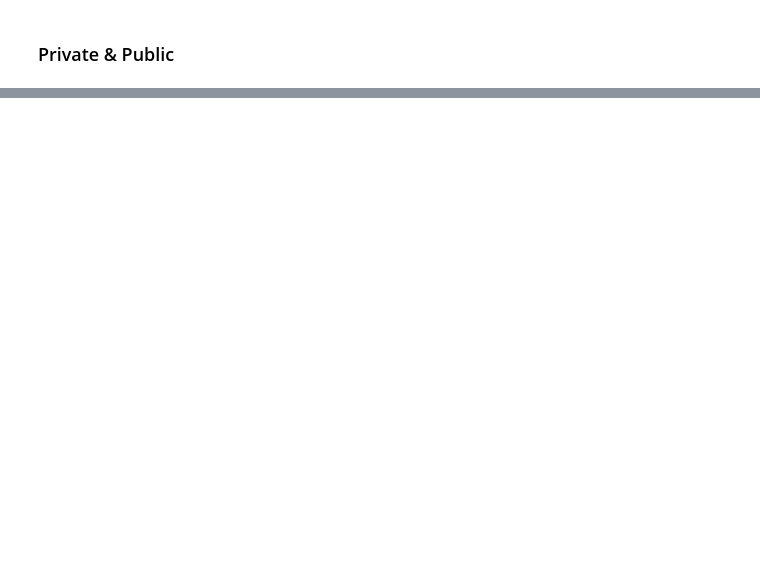
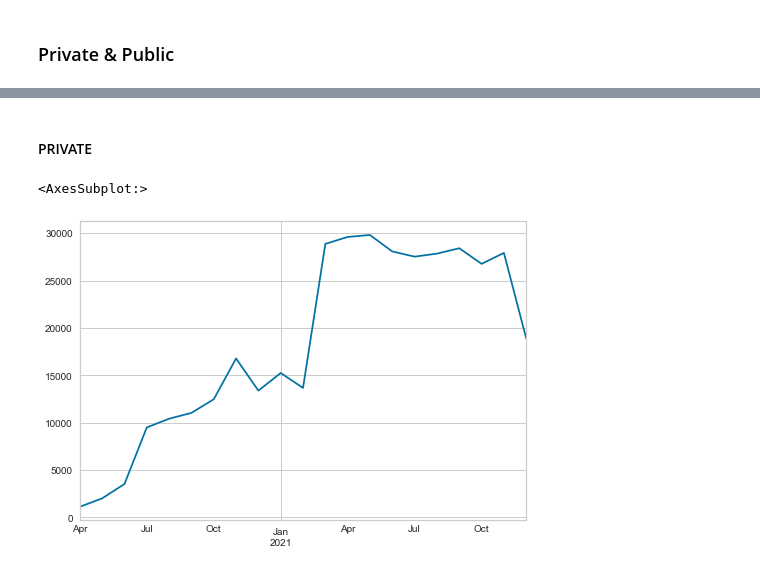
Before and after one commit to johnkbarrera/Hospitals_Demand, a Jupyter notebook: peru_data_only_categories.ipynb, the cells around one changed output, grey strips where cells are left out. Cells and saved outputs as stored; diff of their text form; code cells hidden in the pictures; blank space fills up the shorter version.

```diff
--- a/peru_data_only_categories.ipynb
+++ b/peru_data_only_categories.ipynb
@@ -822,4 +339,2 @@ plt.show()
-# %%
-CATEGORIA_STUDIO = '0'
 # %% [markdown]
 ### Private & Public
@@ -1042,0 +611,27 @@ fig.show()
+# %%
+data_temp = all_data[all_data['CATEGORY2']==CATEGORIA_STUDIO]
+data_temp =  data_temp.groupby(['DATE', 'SECTOR']).agg({ 'QTY_PEOPLE_SERVED': "sum"})
+data_temp = data_temp.reset_index()
+
+#data_temp['QTY_PEOPLE_SERVED'] =data_temp['QTY_PEOPLE_SERVED'].mask((data_temp['DATE'].dt.year==2018) & (data_temp['DATE'].dt.month==4),0)
+
+data_temp = data_temp.pivot_table(index=['DATE'],
+                                  columns=['SECTOR'],
+                                  values='QTY_PEOPLE_SERVED').fillna(0)
+data_temp = data_temp.reset_index()
+# %%
+private_max = data_temp['PRIVATE'].mean() + 1*data_temp['PRIVATE'].std()
+private_min = data_temp['PRIVATE'].mean() - 1*data_temp['PRIVATE'].std()
+
+data_temp['PRIVATE_PURE'] = data_temp['PRIVATE'].apply(lambda x :
+                                                       0 if (private_min>x or
+                                                             private_max<x)
+                                                       else x)
+
+public_max = data_temp['PUBLIC'].mean() + 1*data_temp['PUBLIC'].std()
+public_min = data_temp['PUBLIC'].mean() - 1*data_temp['PUBLIC'].std()
+
+data_temp['PUBLIC_PURE'] = data_temp['PUBLIC'].apply(lambda x :
+                                                       0 if (public_min>x or
+                                                             public_max<x)
+                                                       else x)
@@ -1042,0 +645,3 @@ fig.show()
+# %%
+post_pandemic_df = data_temp[(data_temp['DATE'] > '2020-03')]
+post_pandemic_df.head()
@@ -1042,0 +655,10 @@ fig.show()
+# %% [markdown]
+#### PRIVATE
+# %%
+index = post_pandemic_df['DATE'].values
+data_to = post_pandemic_df['PRIVATE'].values
+df_series = pd.Series(data = data_to, index = index)
+df_series.plot()
+# %% [output]
+<AxesSubplot:>
+[figure, added]
```
Also changed, not shown: parts of 80 cells of this notebook, 22 other files.
